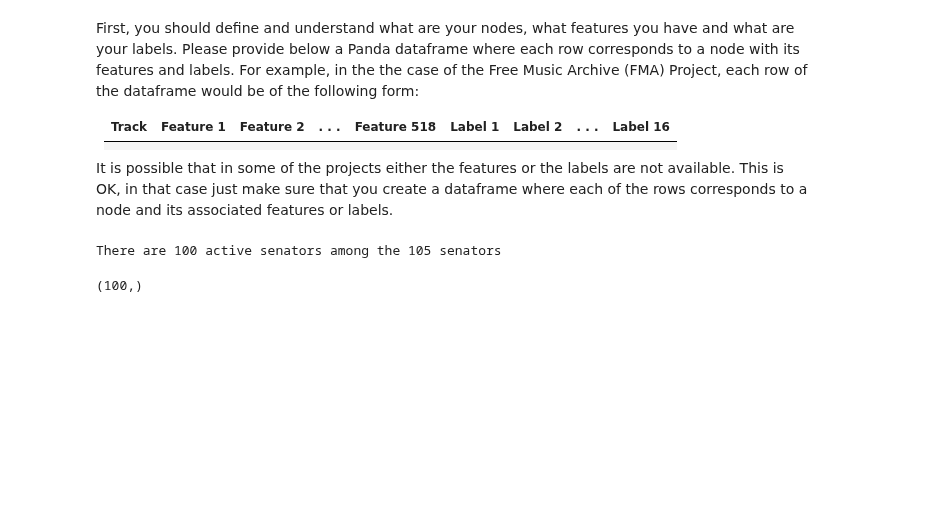
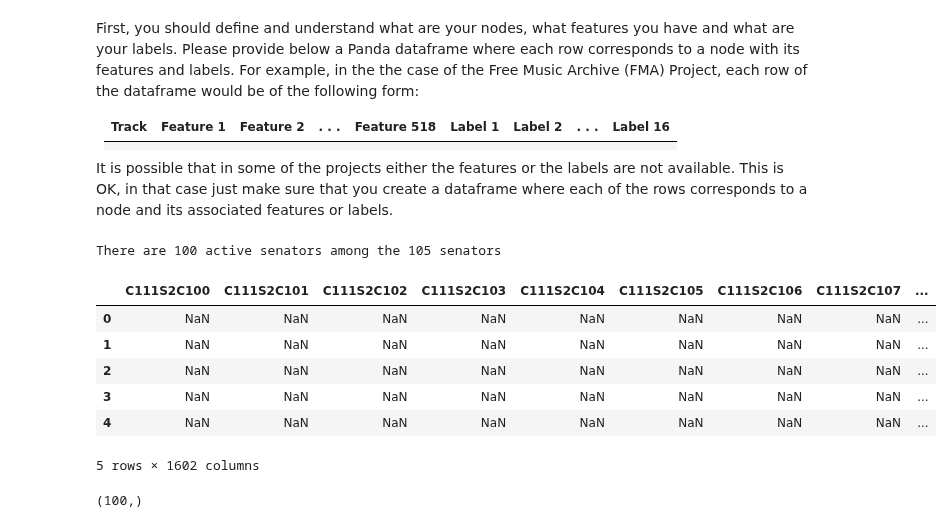
Before and after one commit to AgentAGadge/ntds_2018, a Jupyter notebook: milestones/1_network_properties.ipynb, the cells around one changed output. Cells and saved outputs as stored; diff of their text form; code cells hidden in the pictures; blank space fills up the shorter version.

```diff
--- a/milestones/1_network_properties.ipynb
+++ b/milestones/1_network_properties.ipynb
@@ -125,3 +125,13 @@ DFvotesBySenators = pd.read_pickle('DFvotesBySenators.pkl')
+# %%
+DFvotesBySenators.head()
+# %% [output]
+|  | C111S2C100 | C111S2C101 | C111S2C102 | C111S2C103 | C111S2C104 | C111S2C105 | C111S2C106 | C111S2C107 | ... |
+| 0 | NaN | NaN | NaN | NaN | NaN | NaN | NaN | NaN | ... |
+| 1 | NaN | NaN | NaN | NaN | NaN | NaN | NaN | NaN | ... |
+| 2 | NaN | NaN | NaN | NaN | NaN | NaN | NaN | NaN | ... |
+| 3 | NaN | NaN | NaN | NaN | NaN | NaN | NaN | NaN | ... |
+| 4 | NaN | NaN | NaN | NaN | NaN | NaN | NaN | NaN | ... |
+5 rows × 1602 columns
 # %%
 active_senators = np.load("senatorActiveList.npy")
 # %%
```
Also changed, not shown: parts of 1 cell of this notebook, 7 other files.
